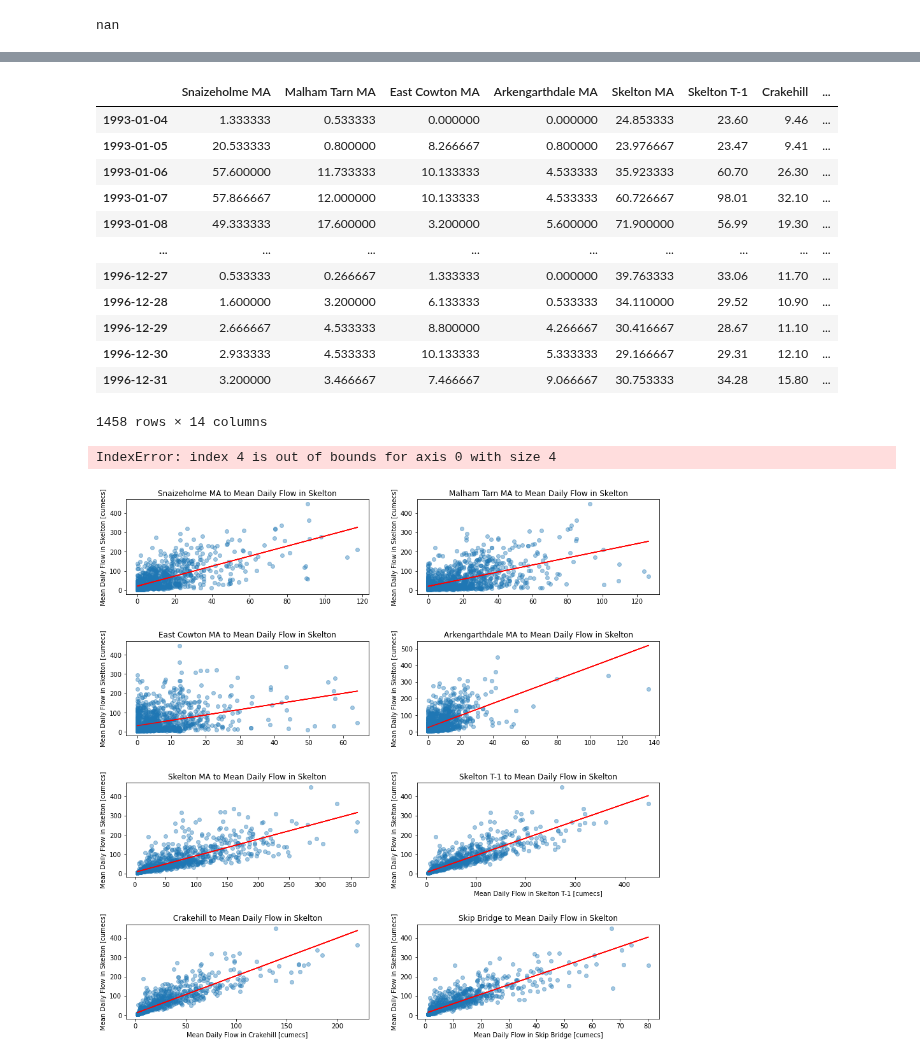
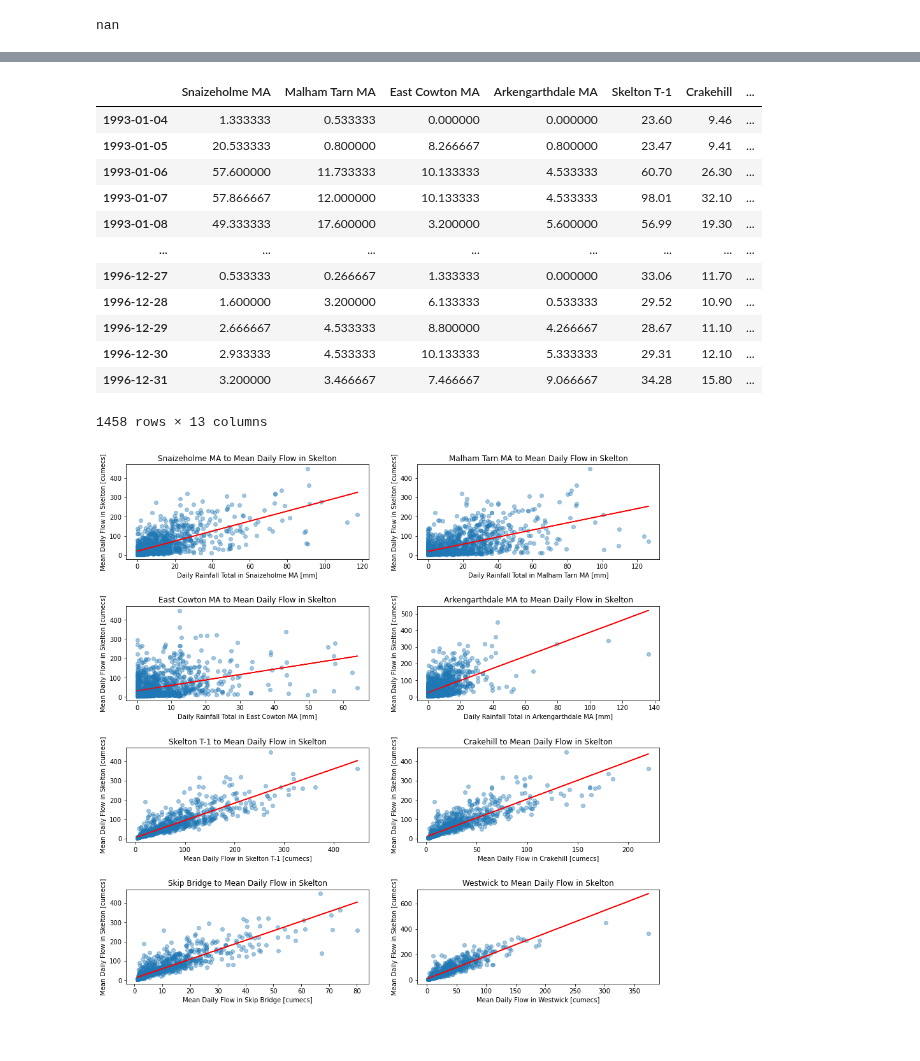
Before and after one commit to czuhajster/neural_network, a Jupyter notebook: Data-Preprocessing.ipynb, the cells around one changed output, grey strips where cells are left out. Saved outputs shown, nothing was run; the diff lists cells and outputs as text; code cells hidden in the pictures.

```diff
--- a/Data-Preprocessing.ipynb
+++ b/Data-Preprocessing.ipynb
@@ -133,7 +133,6 @@ raw_data.insert(len(columns) - 1, skelton_column.name, skelton_column)
 #weights = np.array([0.5, 0.25, 0.25])
 #sum_weights = np.sum(weights)
 
-raw_data.insert(0, "Skelton MA", raw_data['Skelton T-1'].rolling(3).mean())
 raw_data.insert(0, "Arkengarthdale MA", raw_data['Arkengarthdale'].rolling(3).mean())
 raw_data.insert(0, "East Cowton MA", raw_data['East Cowton'].rolling(3).mean())
 raw_data.insert(0, "Malham Tarn MA", raw_data['Malham Tarn'].rolling(3).mean())
@@ -146,7 +145,6 @@ nan
 
 print(raw_data.corr()["Skelton"].sort_values(ascending=False))
 # Lag Mean Daily Flow potential predictor columns by one day.
-raw_data["Skelton MA"] = raw_data['Skelton MA'].shift(periods=1, freq="D")
 raw_data['Skelton T-1'] = raw_data['Skelton T-1'].shift(periods=1, freq="D")
 raw_data['Crakehill'] = raw_data['Crakehill'].shift(periods=1, freq="D")
 raw_data['Skip Bridge'] = raw_data['Skip Bridge'].shift(periods=1, freq="D")
@@ -200,50 +196,52 @@ Name: Skelton, dtype: float64
 raw_data = raw_data.dropna()
 raw_data
 # %% [output]
-|  | Snaizeholme MA | Malham Tarn MA | East Cowton MA | Arkengarthdale MA | Skelton MA | Skelton T-1 | Crakehill | ... |
-| 1993-01-04 | 1.333333 | 0.533333 | 0.000000 | 0.000000 | 24.853333 | 23.60 | 9.46 | ... |
-| 1993-01-05 | 20.533333 | 0.800000 | 8.266667 | 0.800000 | 23.976667 | 23.47 | 9.41 | ... |
-| 1993-01-06 | 57.600000 | 11.733333 | 10.133333 | 4.533333 | 35.923333 | 60.70 | 26.30 | ... |
-| 1993-01-07 | 57.866667 | 12.000000 | 10.133333 | 4.533333 | 60.726667 | 98.01 | 32.10 | ... |
-| 1993-01-08 | 49.333333 | 17.600000 | 3.200000 | 5.600000 | 71.900000 | 56.99 | 19.30 | ... |
-| ... | ... | ... | ... | ... | ... | ... | ... | ... |
-| 1996-12-27 | 0.533333 | 0.266667 | 1.333333 | 0.000000 | 39.763333 | 33.06 | 11.70 | ... |
-| 1996-12-28 | 1.600000 | 3.200000 | 6.133333 | 0.533333 | 34.110000 | 29.52 | 10.90 | ... |
-| 1996-12-29 | 2.666667 | 4.533333 | 8.800000 | 4.266667 | 30.416667 | 28.67 | 11.10 | ... |
-| 1996-12-30 | 2.933333 | 4.533333 | 10.133333 | 5.333333 | 29.166667 | 29.31 | 12.10 | ... |
-| 1996-12-31 | 3.200000 | 3.466667 | 7.466667 | 9.066667 | 30.753333 | 34.28 | 15.80 | ... |
+|  | Snaizeholme MA | Malham Tarn MA | East Cowton MA | Arkengarthdale MA | Skelton T-1 | Crakehill | ... |
+| 1993-01-04 | 1.333333 | 0.533333 | 0.000000 | 0.000000 | 23.60 | 9.46 | ... |
+| 1993-01-05 | 20.533333 | 0.800000 | 8.266667 | 0.800000 | 23.47 | 9.41 | ... |
+| 1993-01-06 | 57.600000 | 11.733333 | 10.133333 | 4.533333 | 60.70 | 26.30 | ... |
+| 1993-01-07 | 57.866667 | 12.000000 | 10.133333 | 4.533333 | 98.01 | 32.10 | ... |
+| 1993-01-08 | 49.333333 | 17.600000 | 3.200000 | 5.600000 | 56.99 | 19.30 | ... |
+| ... | ... | ... | ... | ... | ... | ... | ... |
+| 1996-12-27 | 0.533333 | 0.266667 | 1.333333 | 0.000000 | 33.06 | 11.70 | ... |
+| 1996-12-28 | 1.600000 | 3.200000 | 6.133333 | 0.533333 | 29.52 | 10.90 | ... |
+| 1996-12-29 | 2.666667 | 4.533333 | 8.800000 | 4.266667 | 28.67 | 11.10 | ... |
+| 1996-12-30 | 2.933333 | 4.533333 | 10.133333 | 5.333333 | 29.31 | 12.10 | ... |
+| 1996-12-31 | 3.200000 | 3.466667 | 7.466667 | 9.066667 | 34.28 | 15.80 | ... |
-1458 rows × 14 columns
+1458 rows × 13 columns
+# %%
+# Drop non-moving-average rainfall columns.
+raw_data = raw_data.drop(columns=['Arkengarthdale', 'East Cowton', 'Malham Tarn', 'Snaizeholme'])
 # %%
 # Plot correlation between lagged predictors and the predictand.
 
 fig, axes = plt.subplots(nrows=4, ncols=2, figsize=(15,15))
 
 plt.subplots_adjust(wspace=0.2, hspace=0.5)
 
 mean_daily_flow_columns = ["Skelton T-1", "Crakehill", "Skip Bridge", "Westwick"]
-daily_rainfall_total_columns = ["Arkengarthdale", "East Cowton", "Malham Tarn", "Snaizeholme"]
+daily_rainfall_total_columns = ["Arkengarthdale MA", "East Cowton MA", "Malham Tarn MA", "Snaizeholme MA"]
 
 
 for i in range(len(raw_data.loc[:, raw_data.columns != "Skelton"].columns)):
     column_name = raw_data.iloc[:, i].name
     x = raw_data.iloc[:, i].values.reshape(-1, 1)
     y = raw_data['Skelton'].values.reshape(-1, 1)
     linear_regressor = LinearRegression()
     linear_regressor.fit(x, y)
     y_pred = linear_regressor.predict(x)
-    axes[i // 2][ i % 2].scatter(x, y, alpha=0.4)
-    axes[i // 2][ i % 2].plot(x, y_pred, color='red')
+    axes[i // 2][i % 2].scatter(x, y, alpha=0.4)
+    axes[i // 2][i % 2].plot(x, y_pred, color='red')
     # Decide on x-label.
     if column_name in mean_daily_flow_columns:
         axes[i // 2][ i % 2].set_xlabel(f"Mean Daily Flow in {column_name} [cumecs]")
     elif column_name in daily_rainfall_total_columns:
         axes[i // 2][ i % 2].set_xlabel(f"Daily Rainfall Total in {column_name} [mm]")
     axes[i // 2][ i % 2].set_ylabel('Mean Daily Flow in Skelton [cumecs]')
     axes[i // 2][ i % 2].set_title(f"{column_name} to Mean Daily Flow in Skelton")
 
 plt.savefig('figures/predictors-predictand.png')
 # %% [output]
-IndexError: index 4 is out of bounds for axis 0 with size 4
-[figure, old version]
+[figure, new version]
 # %%
 # Split the data into into training-validation and test sets.
```
Also changed, not shown: parts of 4 cells of this notebook, 2 other files.
